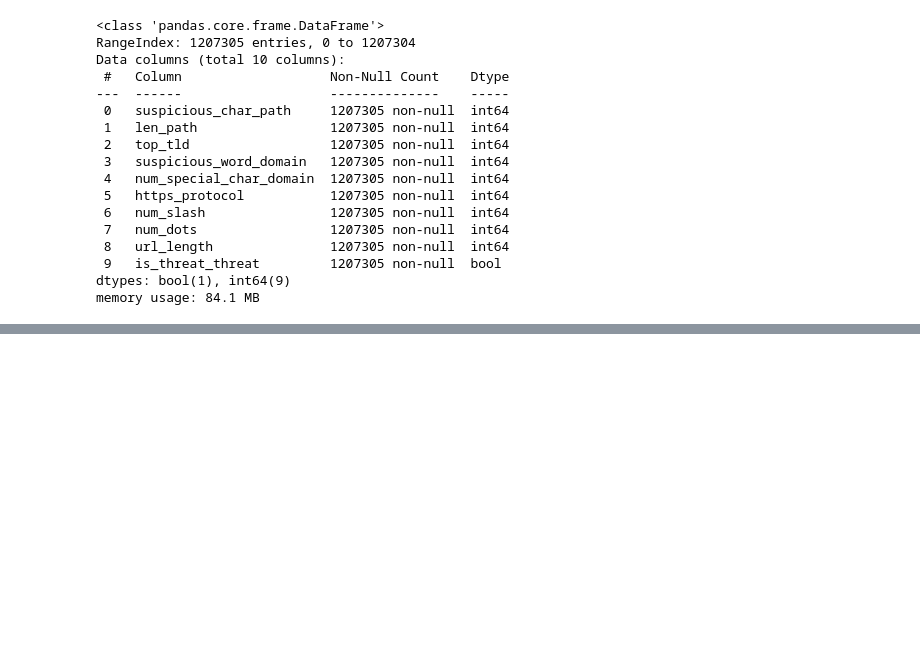
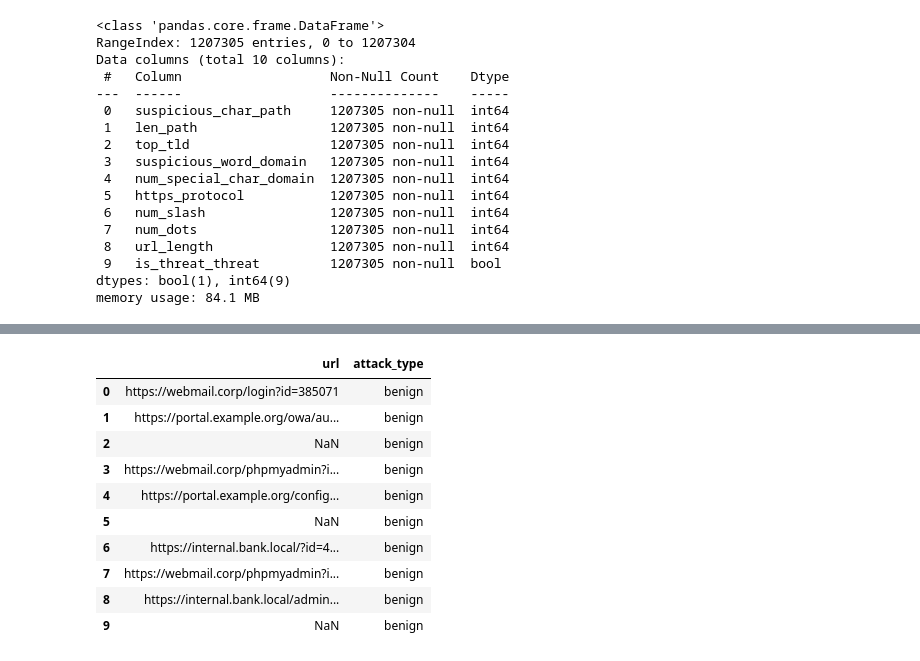
Before and after one commit to CprALin/JupyterNotebooks, a Jupyter notebook: sweeb_phishing_datasets.ipynb, the cells around one changed output, grey strips where cells are left out. Drawn from its saved outputs; the diff is of its cells as text; code cells hidden in the pictures; blank space fills up the shorter version.

Commit message:
# Created new dataset for NLP model

```diff
--- a/sweeb_phishing_datasets.ipynb
+++ b/sweeb_phishing_datasets.ipynb
@@ -537,0 +558,16 @@ final_dataset.to_csv("sweeb_phishing_dataset.csv")
+# %%
+nlp_dataset1 = dataset1[["url","attack_type"]]
+# %%
+nlp_dataset1.head(10)
+# %% [output]
+|  | url | attack_type |
+| 0 | https://webmail.corp/login?id=385071 | benign |
+| 1 | https://portal.example.org/owa/au... | benign |
+| 2 | NaN | benign |
+| 3 | https://webmail.corp/phpmyadmin?i... | benign |
+| 4 | https://portal.example.org/config... | benign |
+| 5 | NaN | benign |
+| 6 | https://internal.bank.local/?id=4... | benign |
+| 7 | https://webmail.corp/phpmyadmin?i... | benign |
+| 8 | https://internal.bank.local/admin... | benign |
+| 9 | NaN | benign |
```
Also changed, not shown: parts of 28 cells of this notebook.
